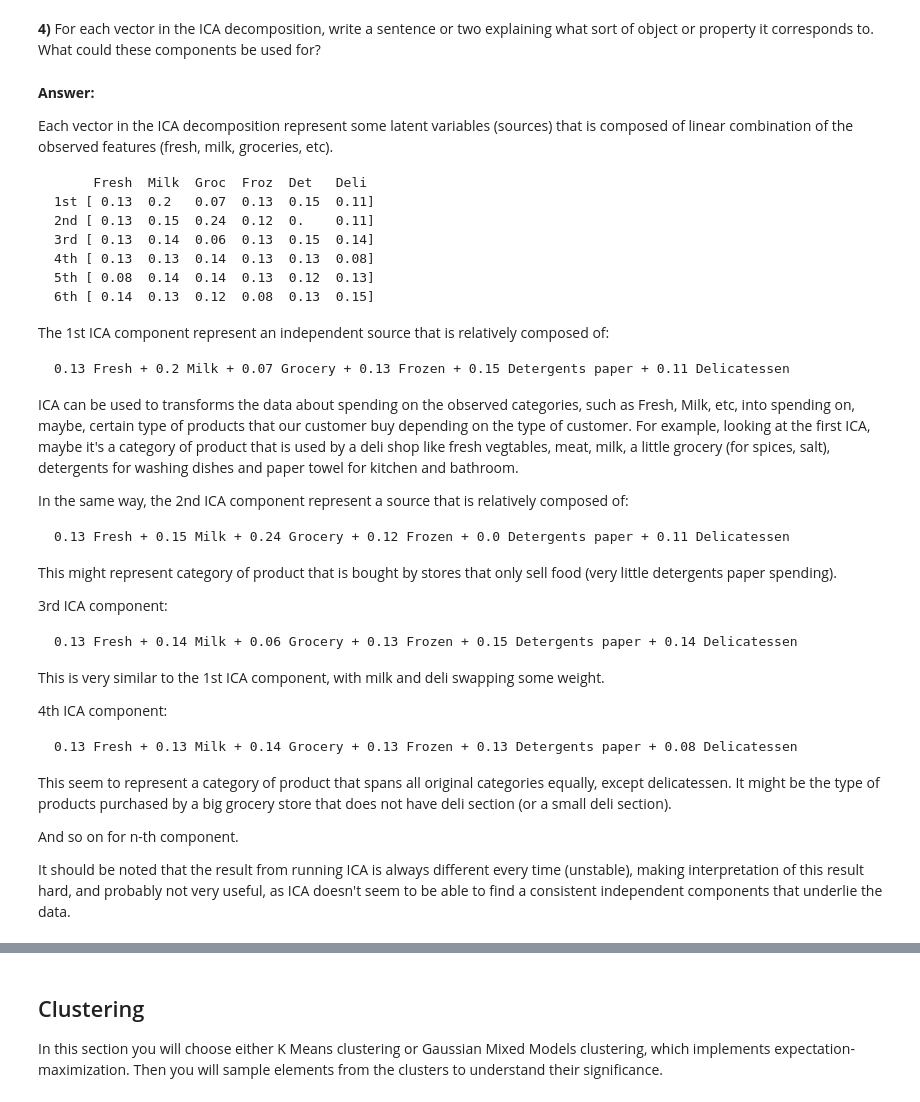
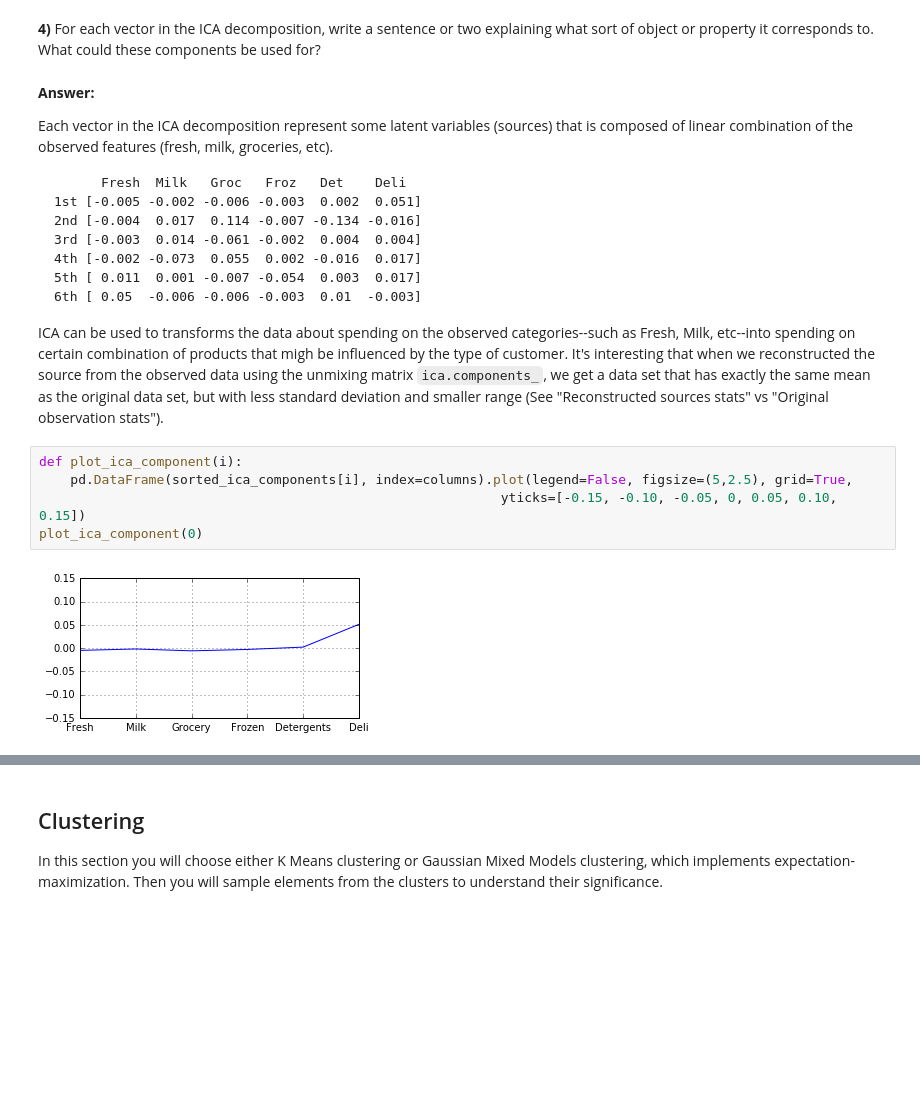
Before and after one commit to reynardmh/mlnd-projects, a Jupyter notebook: p3-customer_segments/customer_segments.ipynb, the cells around one changed output, grey strips where cells are left out. Drawn from its saved outputs; the diff is of its cells as text; blank space fills up the shorter version.

````diff
--- a/p3-customer_segments/customer_segments.ipynb
+++ b/p3-customer_segments/customer_segments.ipynb
@@ -134,43 +180,20 @@ ICA components after recentering (so there are no negative values)
 Each vector in the ICA decomposition represent some latent variables (sources) that is composed of linear combination of the observed features (fresh, milk, groceries, etc).
 
 ```
-     Fresh  Milk  Groc  Froz  Det   Deli
-1st [ 0.13  0.2   0.07  0.13  0.15  0.11]
-2nd [ 0.13  0.15  0.24  0.12  0.    0.11]
-3rd [ 0.13  0.14  0.06  0.13  0.15  0.14]
-4th [ 0.13  0.13  0.14  0.13  0.13  0.08]
-5th [ 0.08  0.14  0.14  0.13  0.12  0.13]
-6th [ 0.14  0.13  0.12  0.08  0.13  0.15]
+      Fresh  Milk   Groc   Froz   Det    Deli
+1st [-0.005 -0.002 -0.006 -0.003  0.002  0.051]
+2nd [-0.004  0.017  0.114 -0.007 -0.134 -0.016]
+3rd [-0.003  0.014 -0.061 -0.002  0.004  0.004]
+4th [-0.002 -0.073  0.055  0.002 -0.016  0.017]
+5th [ 0.011  0.001 -0.007 -0.054  0.003  0.017]
+6th [ 0.05  -0.006 -0.006 -0.003  0.01  -0.003]
 ```
 
-The 1st ICA component represent an independent source that is relatively composed of:
-```
-0.13 Fresh + 0.2 Milk + 0.07 Grocery + 0.13 Frozen + 0.15 Detergents paper + 0.11 Delicatessen
-```
-
-ICA can be used to transforms the data about spending on the observed categories, such as Fresh, Milk, etc, into spending on, maybe, certain type of products that our customer buy depending on the type of customer. For example, looking at the first ICA, maybe it's a category of product that is used by a deli shop like fresh vegtables, meat, milk, a little grocery (for spices, salt), detergents for washing dishes and paper towel for kitchen and bathroom.
-
-In the same way, the 2nd ICA component represent a source that is relatively composed of:
-```
-0.13 Fresh + 0.15 Milk + 0.24 Grocery + 0.12 Frozen + 0.0 Detergents paper + 0.11 Delicatessen
-```
-
-This might represent category of product that is bought by stores that only sell food (very little detergents paper spending).
-
-3rd ICA component:
-```
-0.13 Fresh + 0.14 Milk + 0.06 Grocery + 0.13 Frozen + 0.15 Detergents paper + 0.14 Delicatessen
-```
-
-This is very similar to the 1st ICA component, with milk and deli swapping some weight.
-
-4th ICA component:
-```
-0.13 Fresh + 0.13 Milk + 0.14 Grocery + 0.13 Frozen + 0.13 Detergents paper + 0.08 Delicatessen
-```
-
-This seem to represent a category of product that spans all original categories equally, except delicatessen. It might be the type of products purchased by a big grocery store that does not have deli section (or a small deli section).
-
-And so on for n-th component.
-
-It should be noted that the result from running ICA is always different every time (unstable), making interpretation of this result hard, and probably not very useful, as ICA doesn't seem to be able to find a consistent independent components that underlie the data.
+ICA can be used to transforms the data about spending on the observed categories--such as Fresh, Milk, etc--into spending on certain combination of products that migh be influenced by the type of customer. It's interesting that when we reconstructed the source from the observed data using the unmixing matrix ```ica.components_```, we get a data set that has exactly the same mean as the original data set, but with less standard deviation and smaller range (See "Reconstructed sources stats" vs "Original observation stats").
+# %%
+def plot_ica_component(i):
+    pd.DataFrame(sorted_ica_components[i], index=columns).plot(legend=False, figsize=(5,2.5), grid=True,
+                                                           yticks=[-0.15, -0.10, -0.05, 0, 0.05, 0.10, 0.15])
+plot_ica_component(0)
+# %% [output]
+[figure, added]
````
Also changed, not shown: parts of 21 cells of this notebook, 3 other files.
